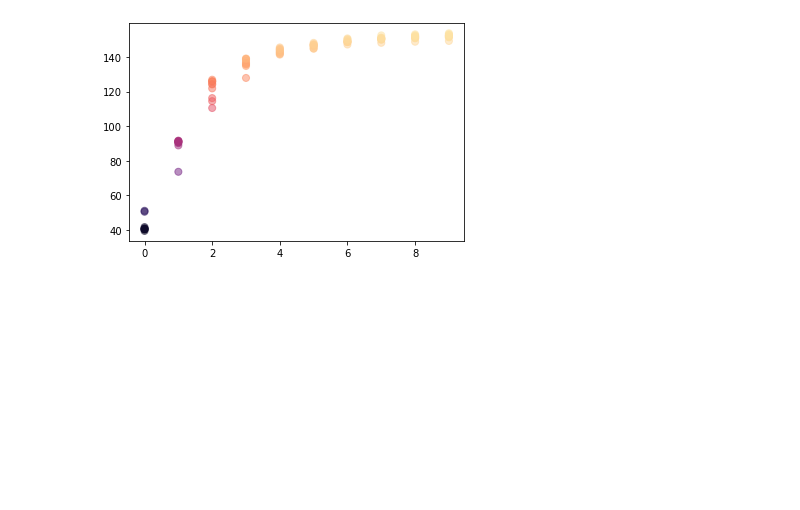
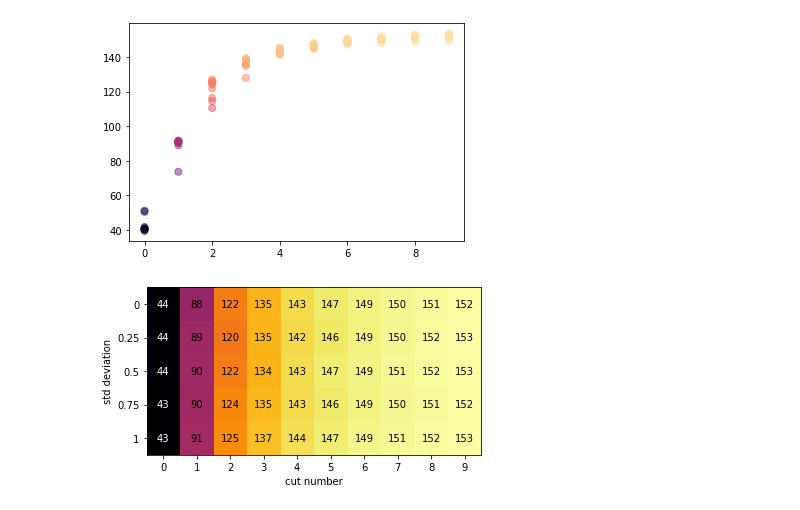
Before and after one commit to TEXflip/log-carving-approximator, a Jupyter notebook: plot_result.ipynb, the cells around one changed output. Cells and saved outputs as stored; diff of their text form; code cells hidden in the pictures; blank space fills up the shorter version.

Commit message:
crossover rate plot

```diff
--- a/plot_result.ipynb
+++ b/plot_result.ipynb
@@ -45,3 +45,36 @@ for i in range(10):
 plt.show()
 # %% [output]
 [figure]
+# %%
+crate = ['0','0.25','0.5','0.75','1']
+
+norm = mpl.colors.Normalize(vmin=30, vmax=160)
+# mappable = mpl.cm.ScalarMappable(norm=norm, cmap='viridis')
+
+data = []
+for s in crate:
+    exp = []
+    for i in range(10):
+        df = pd.read_json('experiments/cross_rate_'+s+'_results.json').to_numpy()
+        # ax1.scatter(np.ones((10))*i, df[:,i], s=50, alpha=0.5, c=df[:,i], cmap='magma', norm=norm)
+        exp.append(df[:,i].mean())
+    data.append(exp)
+
+fig, ax = plt.subplots()
+im = ax.imshow(data, cmap='inferno')
+
+
+ax.set_xticks(np.arange(10))
+ax.set_yticks(np.arange(5))
+# ax.set_xticklabels(farmers)
+ax.set_yticklabels(crate)
+ax.set_xlabel("cut number")
+ax.set_ylabel("std deviation")
+
+for i in range(len(crate)):
+    for j in range(10):
+        text = ax.text(j, i, "{:.0f}".format(data[i][j]), ha="center", va="center", color="black" if j>0 else "white")
+
+plt.show()
+# %% [output]
+[figure, added]
```
Also changed, not shown: parts of 1 cell of this notebook.
